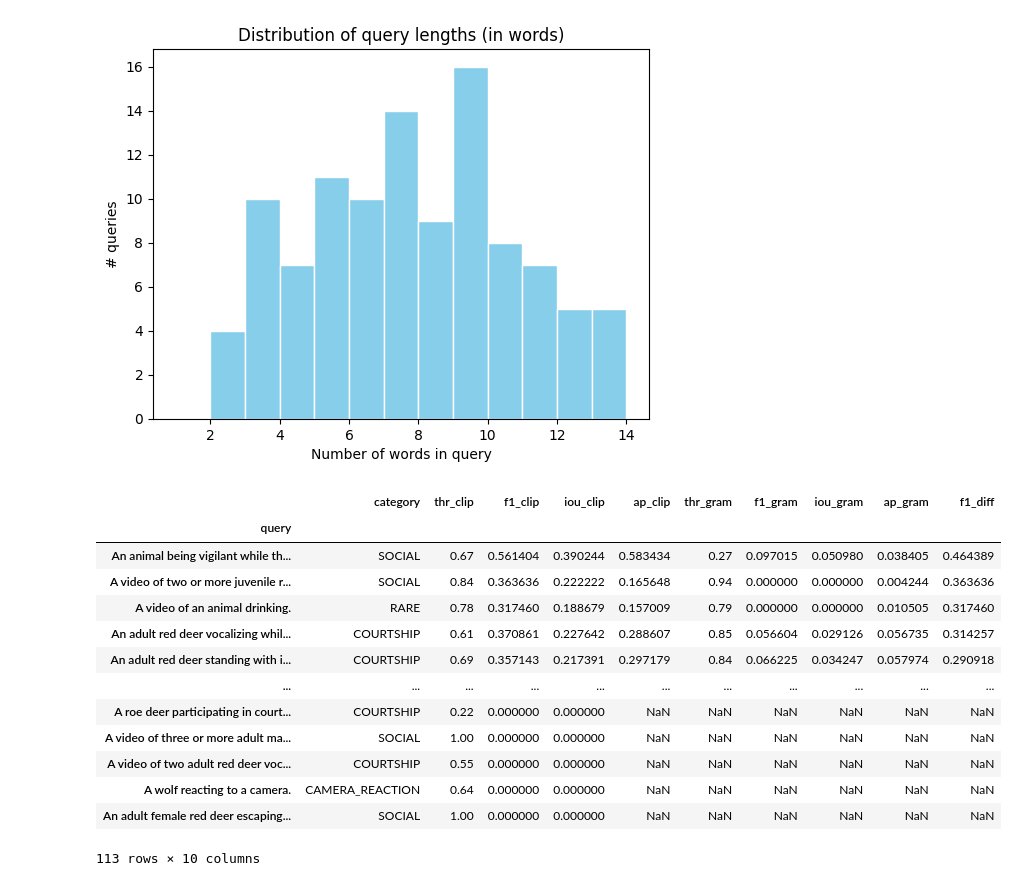
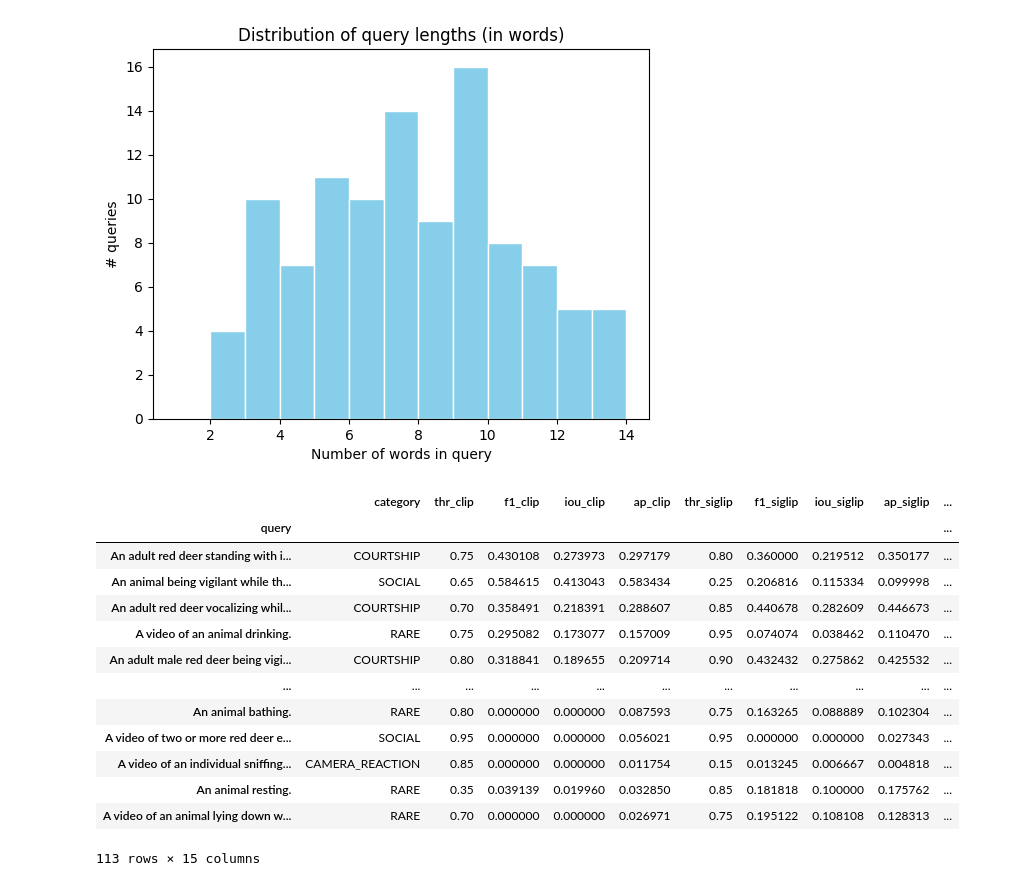
Before and after one commit to eceo-epfl/prompting-mammalps, a Jupyter notebook: evaluation/SOTA.ipynb, the cells around one changed output. Cells and saved outputs as stored; diff of their text form; code cells hidden in the pictures.

```diff
--- a/evaluation/SOTA.ipynb
+++ b/evaluation/SOTA.ipynb
@@ -123,7 +155,7 @@ GRAM      mAP (test): 0.060
 # %% [markdown]
 ## Find Optimal Thresholds on Train Split
 # %%
-step_cste = 0.01
+step_cste = 0.05
 # %% [markdown]
 ### CLIP4Clip
 # %%
@@ -266,0 +277,3 @@ mean IoU: 0.051
+# %%
+with open(SIGLIP_GT_TRAIN, "r") as f:
+    gt_queries_videos_train_siglip = json.load(f)
@@ -354,6 +407,14 @@ clip_results = pd.DataFrame({
     "threshold": [best_t_clip.get(q, np.nan) for q in F1_queries_clip_test.keys()],
 }).set_index("query")
 
+siglip_results = pd.DataFrame({
+    "query":     list(F1_queries_siglip_test.keys()),
+    "iou":       list(IoU_queries_siglip_test.values()),
+    "f1":        list(F1_queries_siglip_test.values()),
+    "ap":        [APs_siglip.get(q, np.nan) for q in F1_queries_siglip_test.keys()],
+    "threshold": [best_t_siglip.get(q, np.nan) for q in F1_queries_siglip_test.keys()],
+}).set_index("query")
+
 gram_results = pd.DataFrame({
     "query":     list(F1_queries_gram_test.keys()),
     "iou":       list(IoU_queries_gram_test.values()),
@@ -362,12 +423,13 @@ gram_results = pd.DataFrame({
     "threshold": [best_t_gram.get(q, np.nan) for q in F1_queries_gram_test.keys()],
 }).set_index("query")
 
-clip_agg = aggregate(clip_results)
-gram_agg = aggregate(gram_results)
+clip_agg    = aggregate(clip_results)
+siglip_agg  = aggregate(siglip_results)
+gram_agg    = aggregate(gram_results)
 
 summary_df = pd.DataFrame(
-    [clip_agg, gram_agg],
-    index=["CLIP4Clip (zero-shot)", "GRAM (zero-shot)"]
+    [clip_agg, siglip_agg, gram_agg],
+    index=["CLIP4Clip (zero-shot)", "SIGLIP (zero-shot)", "GRAM (zero-shot)"]
 )
 
 print("=" * 55)
@@ -407,6 +480,11 @@ for query, val in clip_gt.items():
     if query in clip_results.index:
         clip_results.loc[query, "category"] = category
 
+for query, val in siglip_gt.items():
+    category = val["category"]
+    if query in siglip_results.index:
+        siglip_results.loc[query, "category"] = category
+
 for query, val in gram_gt.items():
     category = val["category"]
     if query in gram_results.index:
@@ -510,35 +602,37 @@ plt.show()
 # %% [output]
 [figure]
 # %%
-# Merge per-query results from both models
+# Merge per-query results from all three models
 merged = clip_results[["category", "threshold", "f1", "iou", "ap"]].copy()
 merged = merged.rename(columns={"threshold": "thr_clip", "f1": "f1_clip", "iou": "iou_clip", "ap": "ap_clip"})
 
+siglip_cols = siglip_results[["threshold", "f1", "iou", "ap"]].rename(
+    columns={"threshold": "thr_siglip", "f1": "f1_siglip", "iou": "iou_siglip", "ap": "ap_siglip"}
+)
 gram_cols = gram_results[["threshold", "f1", "iou", "ap"]].rename(
     columns={"threshold": "thr_gram", "f1": "f1_gram", "iou": "iou_gram", "ap": "ap_gram"}
 )
-# merged on index since query is the index of both dfs, and they have the same queries as index
-merged = merged.merge(gram_cols,
-    left_index=True, right_index=True, how="outer"
-)
 
-# Flag queries where the gap in F1 exceeds 0.1
-merged["f1_diff"] = merged["f1_clip"] - merged["f1_gram"]
-merged = merged.sort_values("f1_diff", ascending=False)
+merged = merged.merge(siglip_cols, left_index=True, right_index=True, how="outer")
+merged = merged.merge(gram_cols,   left_index=True, right_index=True, how="outer")
+
+merged["f1_diff_clip_gram"]   = merged["f1_clip"]   - merged["f1_gram"]
+merged["f1_diff_siglip_gram"] = merged["f1_siglip"] - merged["f1_gram"]
+merged = merged.sort_values("f1_diff_clip_gram", ascending=False)
 
 merged
 # %% [output]
-|  | category | thr_clip | f1_clip | iou_clip | ap_clip | thr_gram | f1_gram | iou_gram | ap_gram | f1_diff |
-| query |  |  |  |  |  |  |  |  |  |  |
-| An animal being vigilant while th... | SOCIAL | 0.67 | 0.561404 | 0.390244 | 0.583434 | 0.27 | 0.097015 | 0.050980 | 0.038405 | 0.464389 |
-| A video of two or more juvenile r... | SOCIAL | 0.84 | 0.363636 | 0.222222 | 0.165648 | 0.94 | 0.000000 | 0.000000 | 0.004244 | 0.363636 |
-| A video of an animal drinking. | RARE | 0.78 | 0.317460 | 0.188679 | 0.157009 | 0.79 | 0.000000 | 0.000000 | 0.010505 | 0.317460 |
-| An adult red deer vocalizing whil... | COURTSHIP | 0.61 | 0.370861 | 0.227642 | 0.288607 | 0.85 | 0.056604 | 0.029126 | 0.056735 | 0.314257 |
-| An adult red deer standing with i... | COURTSHIP | 0.69 | 0.357143 | 0.217391 | 0.297179 | 0.84 | 0.066225 | 0.034247 | 0.057974 | 0.290918 |
+|  | category | thr_clip | f1_clip | iou_clip | ap_clip | thr_siglip | f1_siglip | iou_siglip | ap_siglip | ... |
+| query |  |  |  |  |  |  |  |  |  | ... |
+| An adult red deer standing with i... | COURTSHIP | 0.75 | 0.430108 | 0.273973 | 0.297179 | 0.80 | 0.360000 | 0.219512 | 0.350177 | ... |
+| An animal being vigilant while th... | SOCIAL | 0.65 | 0.584615 | 0.413043 | 0.583434 | 0.25 | 0.206816 | 0.115334 | 0.099998 | ... |
+| An adult red deer vocalizing whil... | COURTSHIP | 0.70 | 0.358491 | 0.218391 | 0.288607 | 0.85 | 0.440678 | 0.282609 | 0.446673 | ... |
+| A video of an animal drinking. | RARE | 0.75 | 0.295082 | 0.173077 | 0.157009 | 0.95 | 0.074074 | 0.038462 | 0.110470 | ... |
+| An adult male red deer being vigi... | COURTSHIP | 0.80 | 0.318841 | 0.189655 | 0.209714 | 0.90 | 0.432432 | 0.275862 | 0.425532 | ... |
 | ... | ... | ... | ... | ... | ... | ... | ... | ... | ... | ... |
-| A roe deer participating in court... | COURTSHIP | 0.22 | 0.000000 | 0.000000 | NaN | NaN | NaN | NaN | NaN | NaN |
-| A video of three or more adult ma... | SOCIAL | 1.00 | 0.000000 | 0.000000 | NaN | NaN | NaN | NaN | NaN | NaN |
-| A video of two adult red deer voc... | COURTSHIP | 0.55 | 0.000000 | 0.000000 | NaN | NaN | NaN | NaN | NaN | NaN |
-| A wolf reacting to a camera. | CAMERA_REACTION | 0.64 | 0.000000 | 0.000000 | NaN | NaN | NaN | NaN | NaN | NaN |
-| An adult female red deer escaping... | SOCIAL | 1.00 | 0.000000 | 0.000000 | NaN | NaN | NaN | NaN | NaN | NaN |
+| An animal bathing. | RARE | 0.80 | 0.000000 | 0.000000 | 0.087593 | 0.75 | 0.163265 | 0.088889 | 0.102304 | ... |
+| A video of two or more red deer e... | SOCIAL | 0.95 | 0.000000 | 0.000000 | 0.056021 | 0.95 | 0.000000 | 0.000000 | 0.027343 | ... |
+| A video of an individual sniffing... | CAMERA_REACTION | 0.85 | 0.000000 | 0.000000 | 0.011754 | 0.15 | 0.013245 | 0.006667 | 0.004818 | ... |
+| An animal resting. | RARE | 0.35 | 0.039139 | 0.019960 | 0.032850 | 0.85 | 0.181818 | 0.100000 | 0.175762 | ... |
+| A video of an animal lying down w... | RARE | 0.70 | 0.000000 | 0.000000 | 0.026971 | 0.75 | 0.195122 | 0.108108 | 0.128313 | ... |
-113 rows × 10 columns
+113 rows × 15 columns
```
Also changed, not shown: parts of 40 cells of this notebook, 1 other file.
